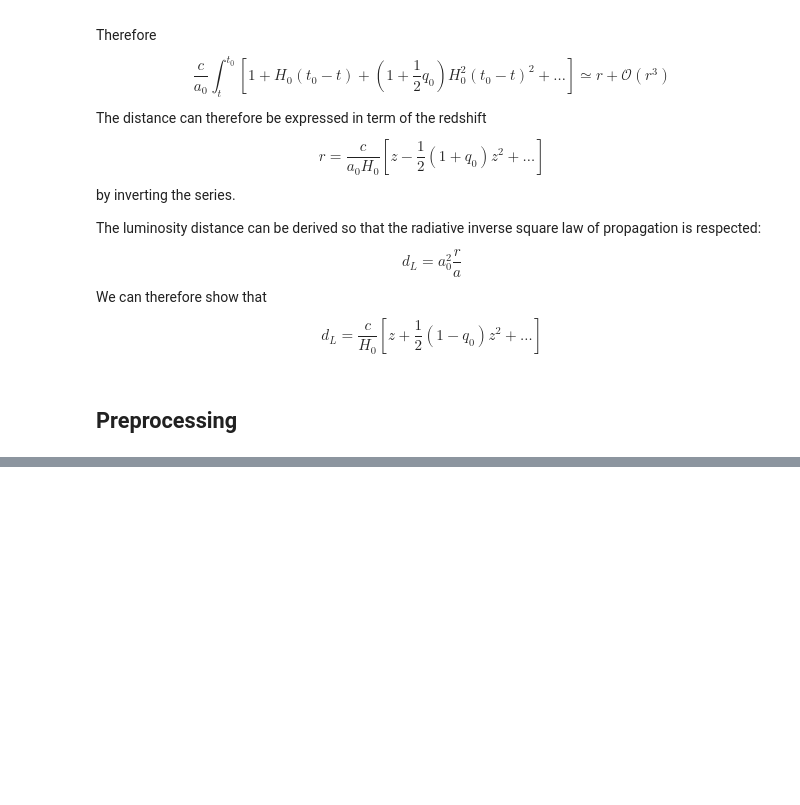
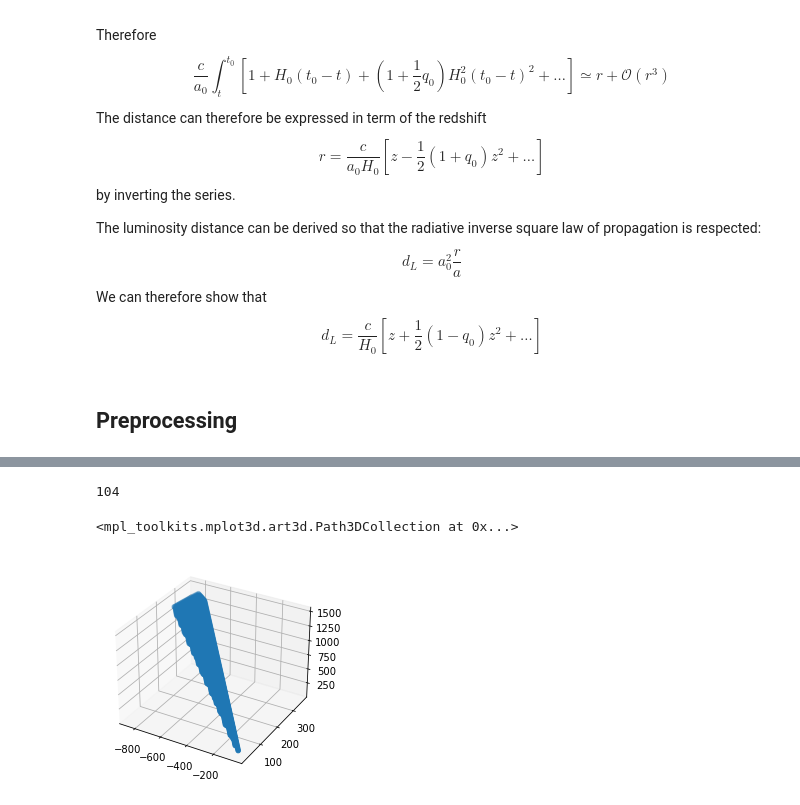
Before and after one commit to AlexandreAdam/PHY6669, a Jupyter notebook: homework1/notebooks/sdss_exploration.ipynb, the cells around one changed output, grey strips where cells are left out. Drawn from its saved outputs; the diff is of its cells as text; code cells hidden in the pictures; blank space fills up the shorter version.

```diff
--- a/homework1/notebooks/sdss_exploration.ipynb
+++ b/homework1/notebooks/sdss_exploration.ipynb
@@ -152,0 +181,49 @@ for i in range(n-1):
+# %%
+# generate a cartesian grid in the region of interest
+# with want pixel of equal size dispersed in the volume, which is a slice
+ell = 15 # Mpc
+# start the grid where the opening allows for at least one pixel
+radial_grid = np.arange(max(ell/opening, r.min().value), r.max().value, ell)
+radial_grid.size
+# %% [output]
+104
+# %%
+theta_min = theta.min()
+phi_min = phi.min()
+theta_max = theta.max()
+phi_max = phi.max()
+
+theta_grids = []
+phi_grids = []
+for _r in radial_grid:
+    # avoid placing pixel at the edges, this means shifting the angle array by ell/r/2
+    theta_grids.append(list(np.arange(theta_min + ell/_r/2, theta_max, ell/_r)))
+    phi_grids.append(list(np.arange(phi_min + ell/_r/2, phi_max, ell/_r)))
+# %%
+# create the pixel coordinate array
+temp = list(zip(list(radial_grid), theta_grids, phi_grids)) # attach theta_grid to its respective radius
+coords = []
+for r_list in temp:
+    _r = r_list[0]
+    _theta_list = r_list[1]
+    _phi_list = r_list[2]
+    coords.extend([(_r, _theta, _phi) for _theta in _theta_list for _phi in _phi_list])
+def spherical_to_cartesian(coords):
+    r = coords[:, 0]
+    theta = coords[:, 1]
+    phi = coords[:, 2]
+    x = r * np.sin(theta) * np.cos(phi)
+    y = r * np.sin(theta) * np.sin(phi)
+    z = r * np.cos(theta)
+    return np.column_stack([x, y, z])
+
+pixel_grid = np.vstack(coords)
+pixel_grid = spherical_to_cartesian(pixel_grid)
+
+
+fig = plt.figure()
+ax = fig.add_subplot(111, projection='3d')
+ax.scatter(pixel_grid[:, 0], pixel_grid[:, 1], pixel_grid[:, 2])
+# %% [output]
+<mpl_toolkits.mplot3d.art3d.Path3DCollection at 0x...>
+[figure, added]
```
Also changed, not shown: parts of 24 cells of this notebook, 4 other files.
